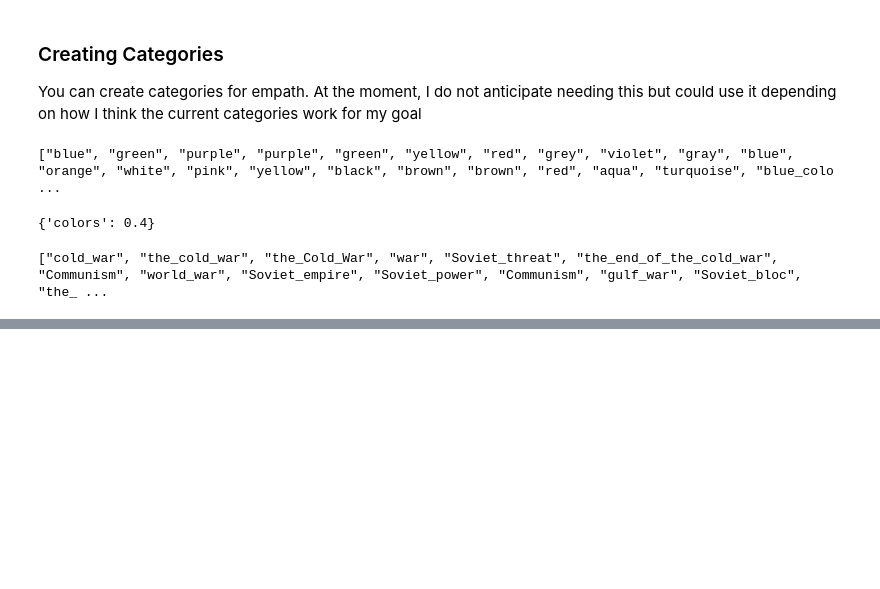
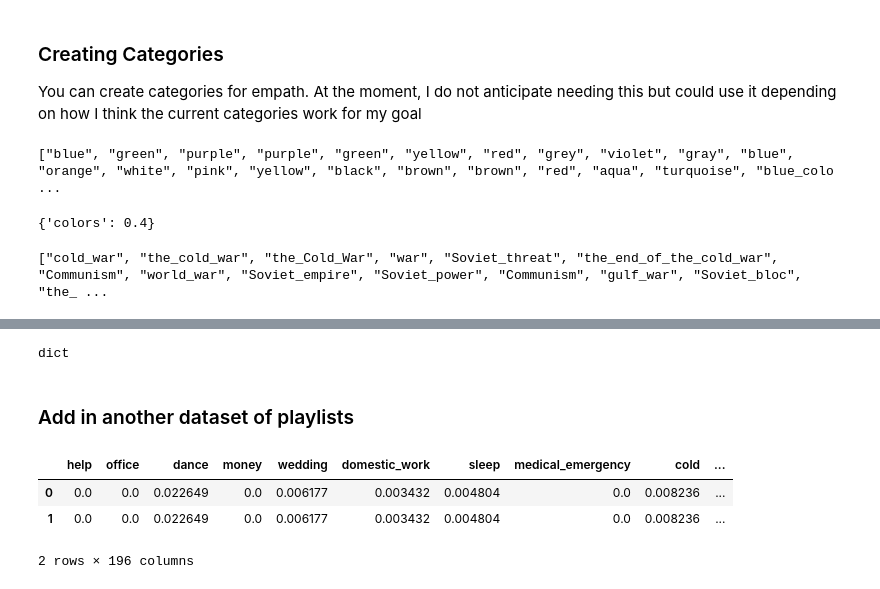
Before and after one commit to victoriab027/Creatify, a Jupyter notebook: notebooks/9.0-emotional-analysis.ipynb, the cells around one changed output, grey strips where cells are left out. Saved outputs shown, nothing was run; the diff lists cells and outputs as text; code cells hidden in the pictures; blank space fills up the shorter version.

```diff
--- a/notebooks/9.0-emotional-analysis.ipynb
+++ b/notebooks/9.0-emotional-analysis.ipynb
@@ -58,0 +137,3 @@ lexicon.create_category("cold_war", ["cold_war"], model="nytimes")
+# %%
+# Run analysis on all the values
+df = pd.DataFrame(columns=categories)
@@ -58,0 +145,13 @@ lexicon.create_category("cold_war", ["cold_war"], model="nytimes")
+# %%
+# Create an Empath object
+empath_analyzer = empath.Empath()
+
+string = " ".join(playlist_names)
+
+# Use the Empath object to analyze the text for different emotions
+emotions = empath_analyzer.analyze(string, normalize=True)
+
+# Print the results
+for emotion, score in emotions.items():
+    if(score != 0.0):
+        print(emotion, score)
@@ -58,0 +176,15 @@ lexicon.create_category("cold_war", ["cold_war"], model="nytimes")
+# %%
+type(emotions)
+# %% [output]
+dict
+# %% [markdown]
+### Add in another dataset of playlists
+# %%
+df = df.append(emotions, ignore_index=True)
+# %%
+df.head()
+# %% [output]
+|  | help | office | dance | money | wedding | domestic_work | sleep | medical_emergency | cold | ... |
+| 0 | 0.0 | 0.0 | 0.022649 | 0.0 | 0.006177 | 0.003432 | 0.004804 | 0.0 | 0.008236 | ... |
+| 1 | 0.0 | 0.0 | 0.022649 | 0.0 | 0.006177 | 0.003432 | 0.004804 | 0.0 | 0.008236 | ... |
+2 rows × 196 columns
```
Also changed, not shown: parts of 14 cells of this notebook, 5 other files.
